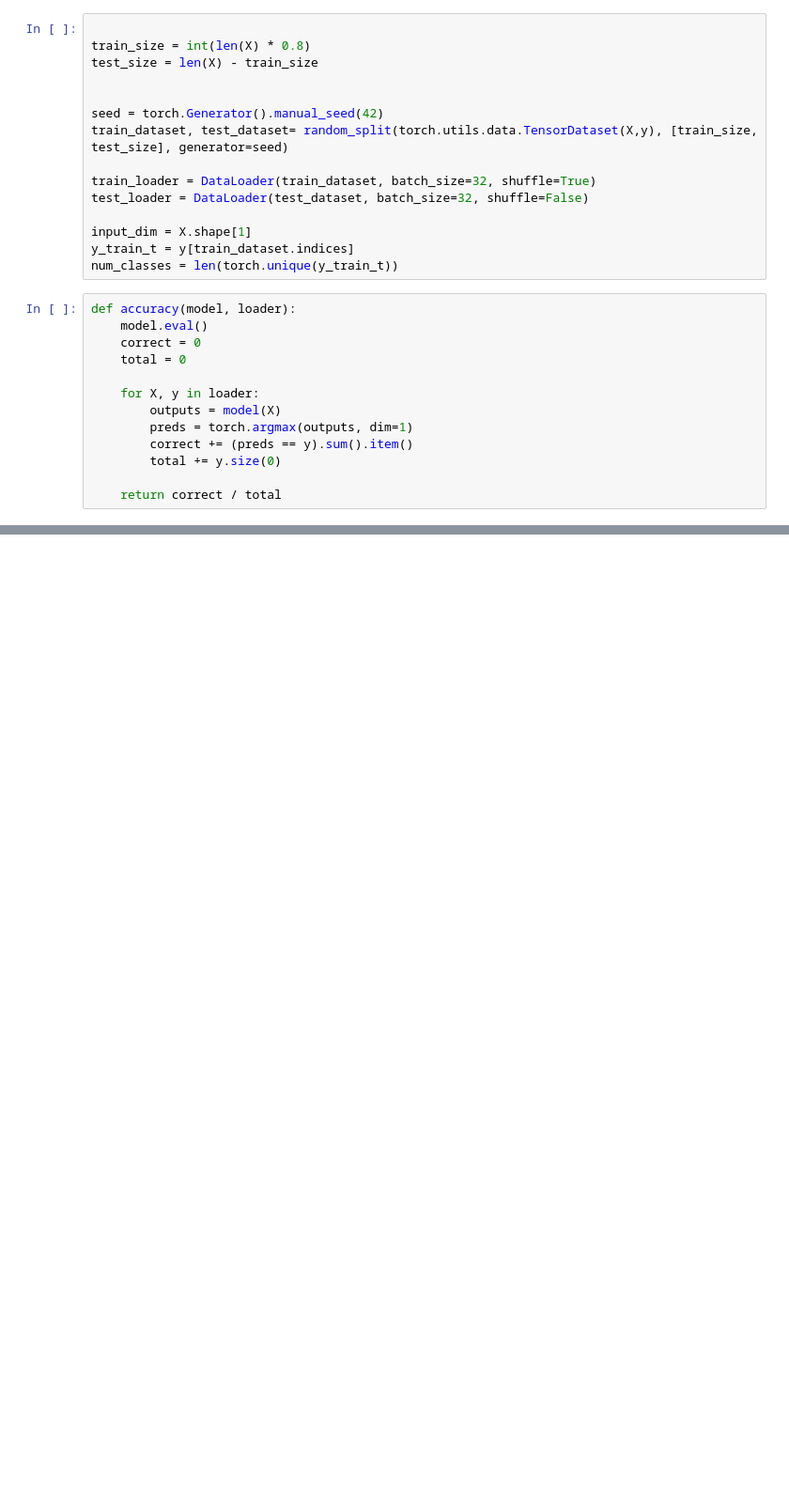
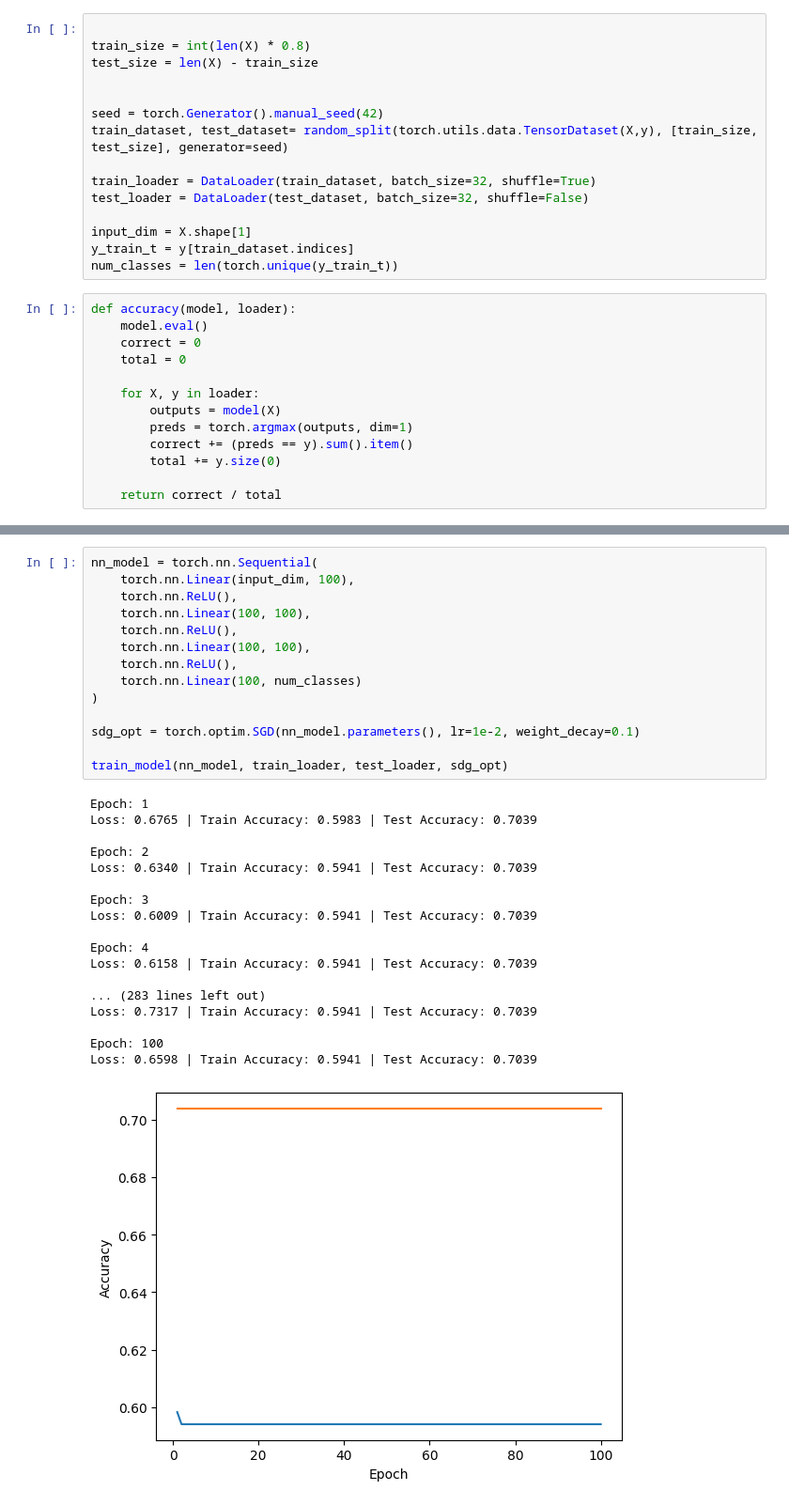
Before and after one commit to hahnspena102/csc487-lab4.1, a Jupyter notebook: Lab 4.1.ipynb, the cells around one changed output, grey strips where cells are left out. Shown at 94% size. Cells and saved outputs as stored; diff of their text form; blank space fills up the shorter version.

```diff
--- a/Lab 4.1.ipynb
+++ b/Lab 4.1.ipynb
@@ -133,0 +227,33 @@ Loss: 0.5459 | Train Accuracy: 0.8076 | Test Accuracy: 0.8771
+# %%
+nn_model = torch.nn.Sequential(
+    torch.nn.Linear(input_dim, 100),
+    torch.nn.ReLU(),
+    torch.nn.Linear(100, 100),
+    torch.nn.ReLU(),
+    torch.nn.Linear(100, 100),
+    torch.nn.ReLU(),
+    torch.nn.Linear(100, num_classes)
+)
+
+sdg_opt = torch.optim.SGD(nn_model.parameters(), lr=1e-2, weight_decay=0.1)
+
+train_model(nn_model, train_loader, test_loader, sdg_opt)
+# %% [output]
+Epoch: 1
+Loss: 0.6765 | Train Accuracy: 0.5983 | Test Accuracy: 0.7039
+
+Epoch: 2
+Loss: 0.6340 | Train Accuracy: 0.5941 | Test Accuracy: 0.7039
+
+Epoch: 3
+Loss: 0.6009 | Train Accuracy: 0.5941 | Test Accuracy: 0.7039
+
+Epoch: 4
+Loss: 0.6158 | Train Accuracy: 0.5941 | Test Accuracy: 0.7039
+
+... (283 lines left out)
+Loss: 0.7317 | Train Accuracy: 0.5941 | Test Accuracy: 0.7039
+
+Epoch: 100
+Loss: 0.6598 | Train Accuracy: 0.5941 | Test Accuracy: 0.7039
+[figure, added]
```
Also changed, not shown: parts of 16 cells of this notebook.
